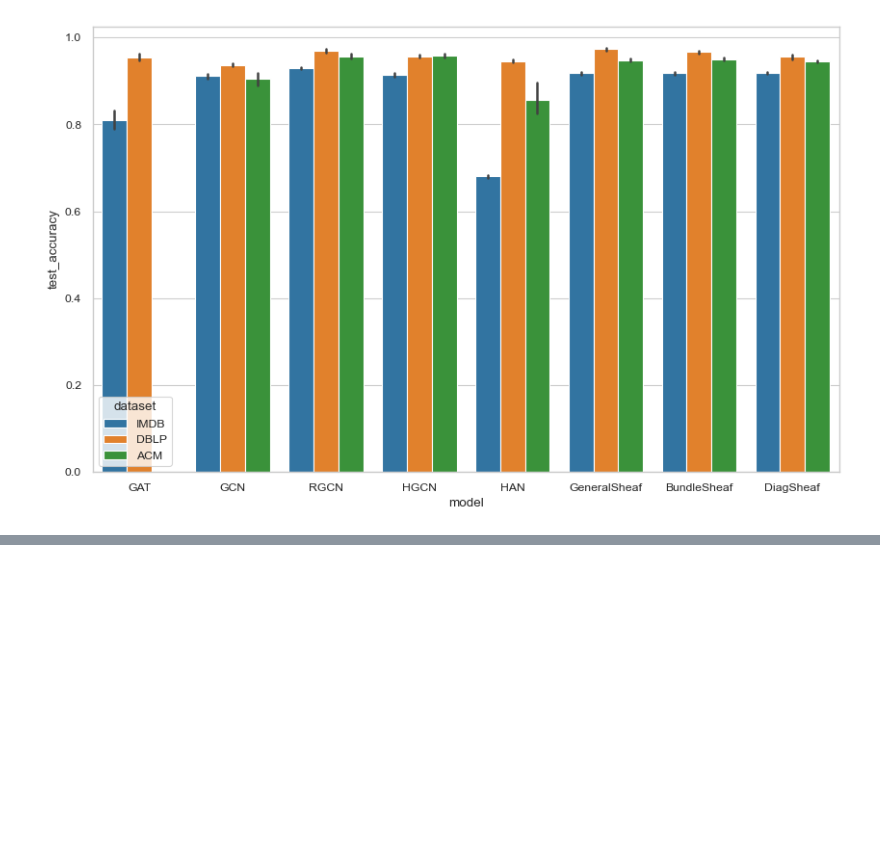
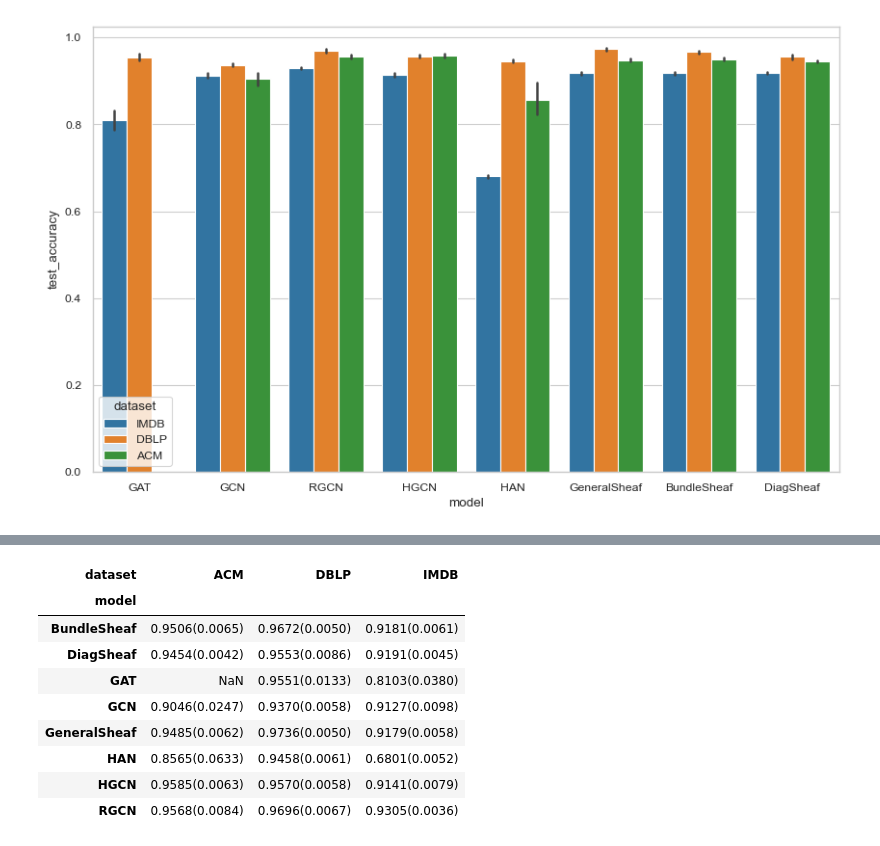
Before and after one commit to AspieCoder1/mphil-acs-repo, a Jupyter notebook: analysis/baselines.ipynb, the cells around one changed output, grey strips where cells are left out. Saved outputs shown, nothing was run; the diff lists cells and outputs as text; code cells hidden in the pictures; blank space fills up the shorter version.

```diff
--- a/analysis/baselines.ipynb
+++ b/analysis/baselines.ipynb
@@ -84,0 +115,20 @@ grouped_max.style.highlight_max(color='blue')
+# %%
+final = grouped['test_accuracy'][['mean', 'std']]
+# %%
+def process_results(row):
+    return f"{row['mean']:.4f}({row['std']:.4f})"
+final['test_accuracy'] = final[['mean', 'std']].agg(process_results, axis=1)
+final = final['test_accuracy'].unstack()
+# %%
+final
+# %% [output]
+| dataset | ACM | DBLP | IMDB |
+| model |  |  |  |
+| BundleSheaf | 0.9506(0.0065) | 0.9672(0.0050) | 0.9181(0.0061) |
+| DiagSheaf | 0.9454(0.0042) | 0.9553(0.0086) | 0.9191(0.0045) |
+| GAT | NaN | 0.9551(0.0133) | 0.8103(0.0380) |
+| GCN | 0.9046(0.0247) | 0.9370(0.0058) | 0.9127(0.0098) |
+| GeneralSheaf | 0.9485(0.0062) | 0.9736(0.0050) | 0.9179(0.0058) |
+| HAN | 0.8565(0.0633) | 0.9458(0.0061) | 0.6801(0.0052) |
+| HGCN | 0.9585(0.0063) | 0.9570(0.0058) | 0.9141(0.0079) |
+| RGCN | 0.9568(0.0084) | 0.9696(0.0067) | 0.9305(0.0036) |
```
Also changed, not shown: parts of 6 cells of this notebook, 2 other files.
